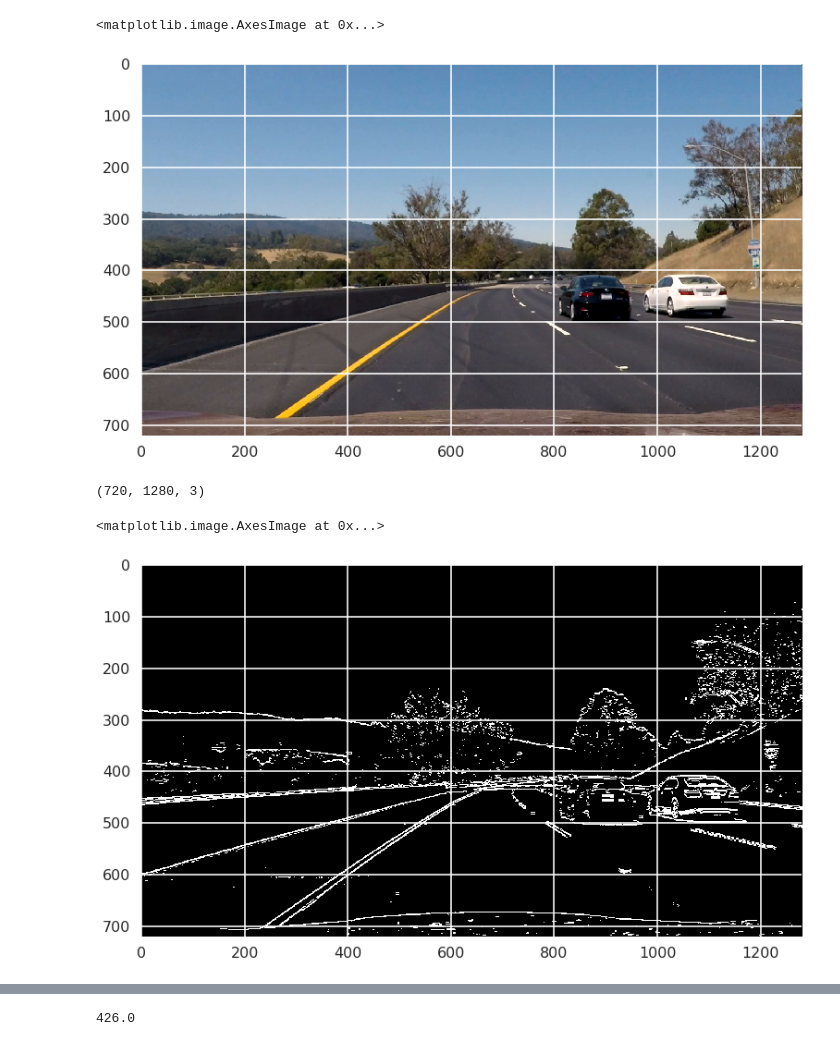
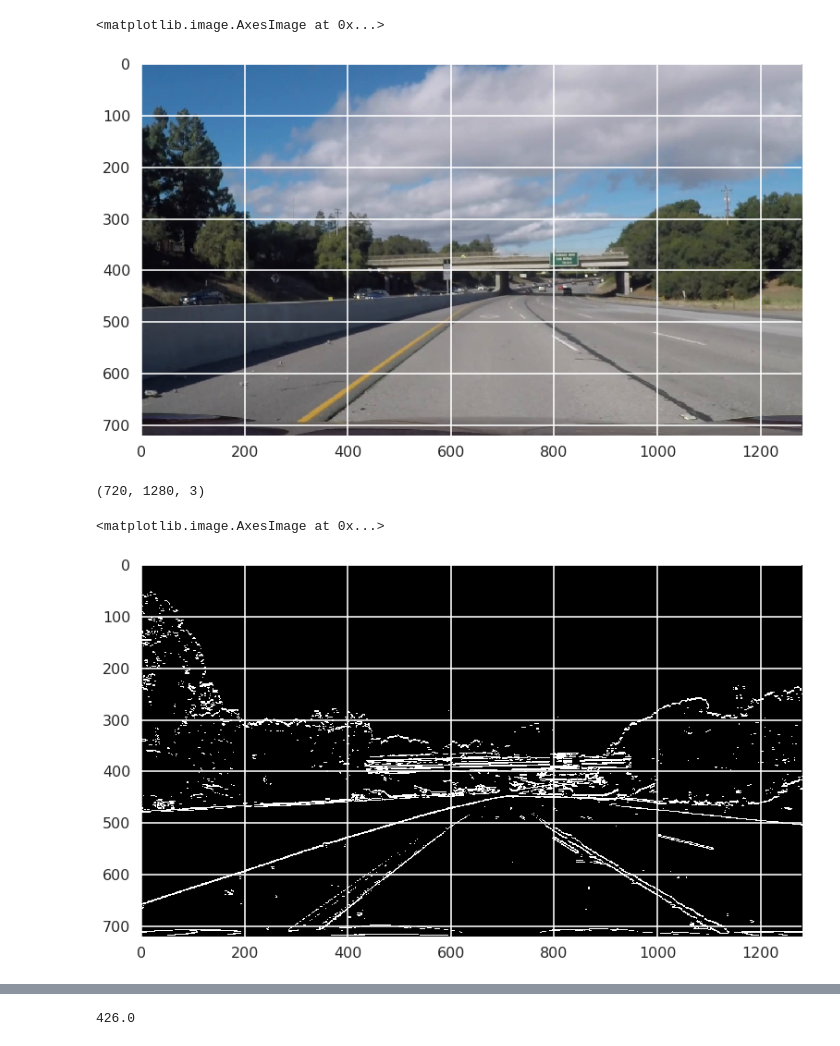
Before and after one commit to DrClick/SDC, a Jupyter notebook: sdc/project_4/cnd-all/project_pipeline.ipynb, the cells around one changed output, grey strips where cells are left out. Drawn from its saved outputs; the diff is of its cells as text; code cells hidden in the pictures.

```diff
--- a/sdc/project_4/cnd-all/project_pipeline.ipynb
+++ b/sdc/project_4/cnd-all/project_pipeline.ipynb
@@ -14,11 +14,11 @@ from IPython.display import HTML
 sns.set_context("poster")
 # %%
 img = imread("../exit-ramp.jpg")
-img = image_cache[0]
+img = image_cache[50]
 plt.imshow(img)
 # %% [output]
 <matplotlib.image.AxesImage at 0x...>
-[figure, old version]
+[figure, new version]
 # %%
 img.shape
 # %% [output]
@@ -60,7 +60,7 @@ tmp = abs_sobel_thresh(img, 'y', 30,180)
 plt.imshow(tmp, cmap="gray")
 # %% [output]
 <matplotlib.image.AxesImage at 0x...>
-[figure, old version]
+[figure, new version]
 # %%
 def mag_thresh(img, sobel_kernel=3, mag_thresh=(0, 255)):
 
```
Also changed, not shown: parts of 22 cells of this notebook, 22 other files.
